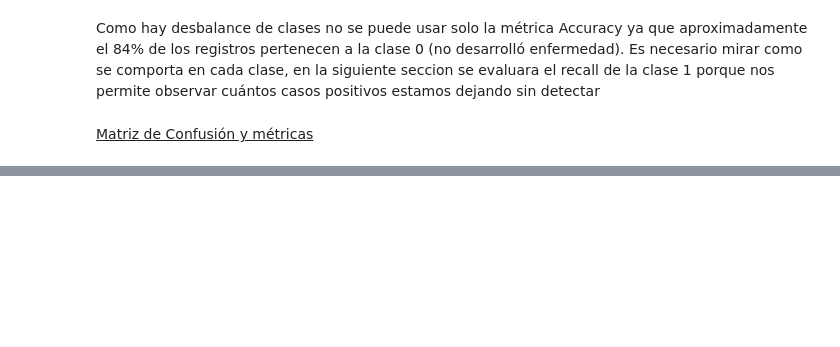
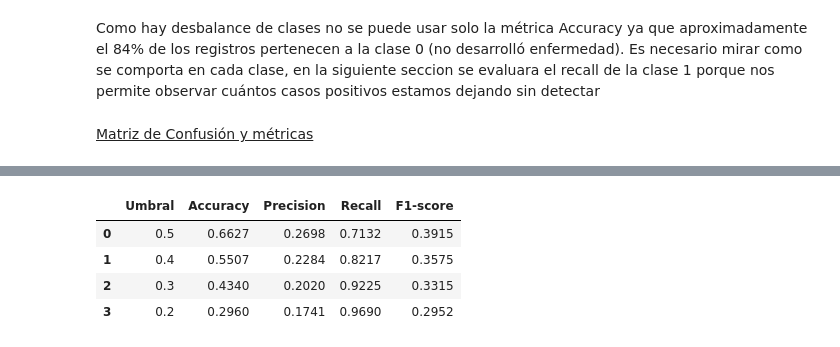
Before and after one commit to FlorenciaPavon/seminario_2026_Florencia_Pavon, a Jupyter notebook: TP_final_integrador/notebook/entrenamiento.ipynb, the cells around one changed output, grey strips where cells are left out. Drawn from its saved outputs; the diff is of its cells as text; code cells hidden in the pictures; blank space fills up the shorter version.

```diff
--- a/TP_final_integrador/notebook/entrenamiento.ipynb
+++ b/TP_final_integrador/notebook/entrenamiento.ipynb
@@ -383,0 +532,18 @@ weighted avg       0.78      0.84      0.79       848
+# %%
+# Primero separamos el conjunto de prueba
+X_temp, X_test, y_temp, y_test = train_test_split(
+    X,
+    y,
+    test_size=0.20,
+    random_state=42,
+    stratify=y
+)
+
+# Después dividimos el 80 % restante en entrenamiento y validación
+X_train, X_val, y_train, y_val = train_test_split(
+    X_temp,
+    y_temp,
+    test_size=0.25,
+    random_state=42,
+    stratify=y_temp
+)
@@ -383,0 +585,3 @@ weighted avg       0.78      0.84      0.79       848
+# %%
+#entrenamiento
+model.fit(X_train, y_train)
@@ -383,0 +606,27 @@ weighted avg       0.78      0.84      0.79       848
+# %%
+#probabilidades
+y_proba_val = model.predict_proba(X_val)[:, 1]
+# %%
+#nuevas metricas
+resultados_val = []
+
+for threshold in [0.5, 0.4, 0.3, 0.2]:
+    y_pred_val = (y_proba_val >= threshold).astype(int)
+
+    resultados_val.append({
+        "Umbral": threshold,
+        "Accuracy": accuracy_score(y_val, y_pred_val),
+        "Precision": precision_score(y_val, y_pred_val),
+        "Recall": recall_score(y_val, y_pred_val),
+        "F1-score": f1_score(y_val, y_pred_val)
+    })
+
+df_resultados_val = pd.DataFrame(resultados_val)
+
+df_resultados_val.round(4)
+# %% [output]
+|  | Umbral | Accuracy | Precision | Recall | F1-score |
+| 0 | 0.5 | 0.6627 | 0.2698 | 0.7132 | 0.3915 |
+| 1 | 0.4 | 0.5507 | 0.2284 | 0.8217 | 0.3575 |
+| 2 | 0.3 | 0.4340 | 0.2020 | 0.9225 | 0.3315 |
+| 3 | 0.2 | 0.2960 | 0.1741 | 0.9690 | 0.2952 |
```
Also changed, not shown: parts of 25 cells of this notebook.
